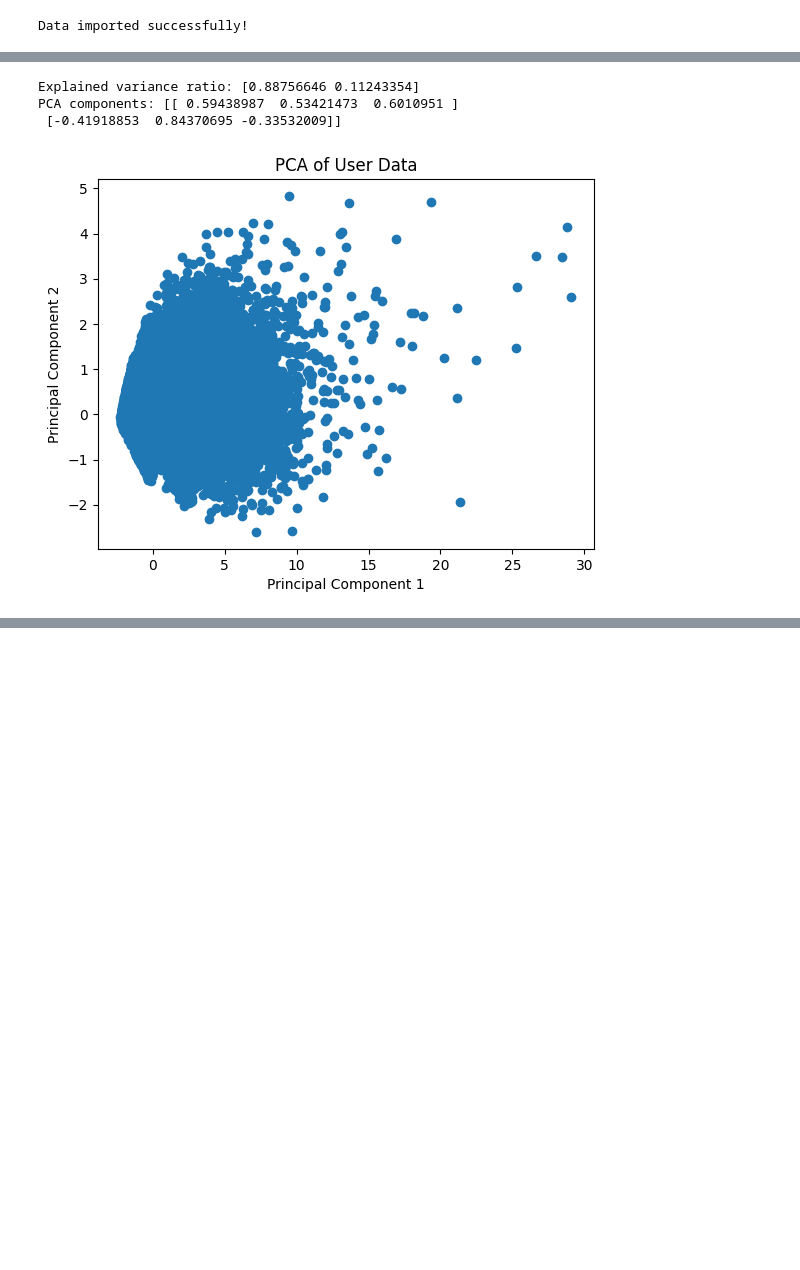
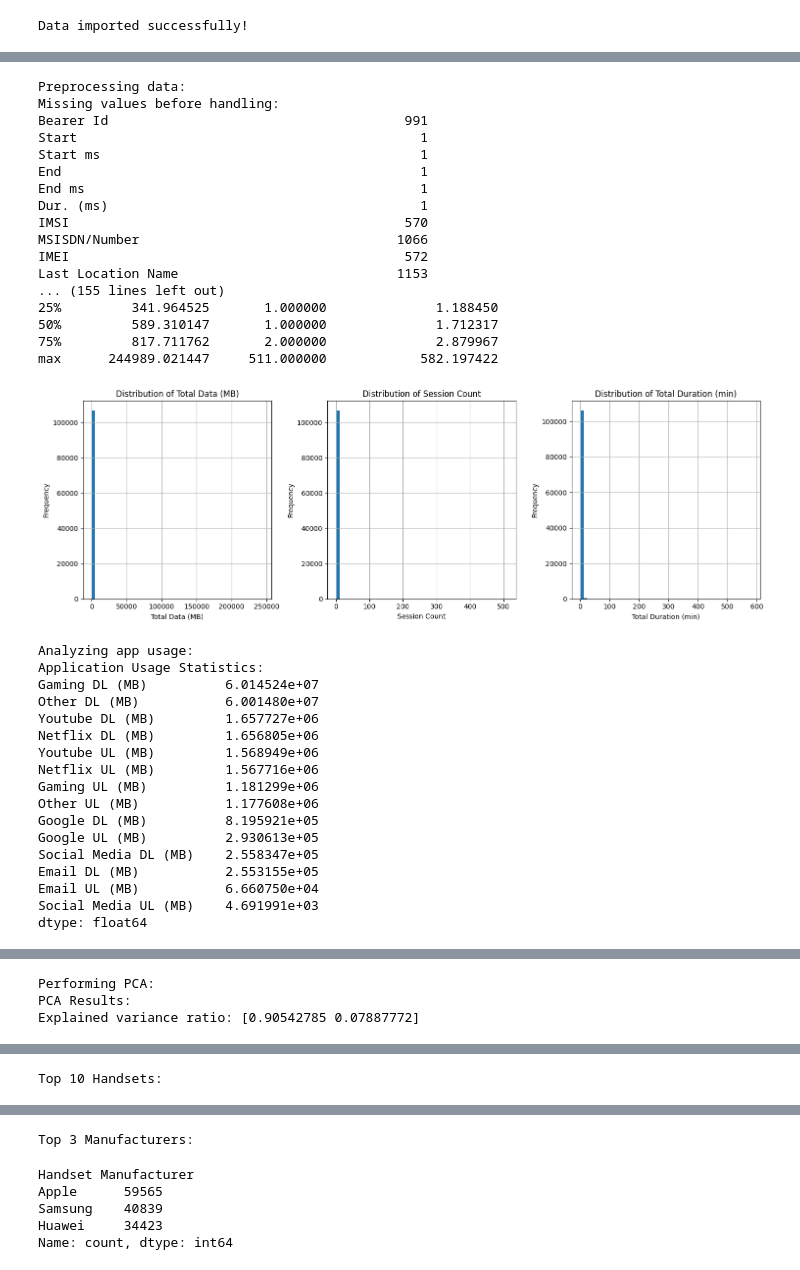
Before and after one commit to Endekalu777/KAIM_week2, a Jupyter notebook: notebooks/User Overview analysis.ipynb, the cells around one changed output, grey strips where cells are left out. Cells and saved outputs as stored; diff of their text form; code cells hidden in the pictures; blank space fills up the shorter version.

```diff
--- a/notebooks/User Overview analysis.ipynb
+++ b/notebooks/User Overview analysis.ipynb
@@ -25,7 +24,7 @@ warnings.filterwarnings(
 # %%
 query = "SELECT * FROM"
 table_name = 'xdr_data'
-df = fetch_data_from_postgres(query, table_name)
+data = fetch_data_from_postgres(query, table_name)
 # %% [output]
 Connection successful!
 Data imported successfully!
@@ -173,8 +31,40 @@ plots.correlation_matrix()
-# %%
-PCA_analysis = PCA_analysis(user_aggregates)
-PCA_analysis.compute_PCA()
-# %% [output]
-Explained variance ratio: [0.88756646 0.11243354]
-PCA components: [[ 0.59438987  0.53421473  0.6010951 ]
- [-0.41918853  0.84370695 -0.33532009]]
-[figure, removed]
+# %%
+analyzer = TelecomDataAnalysis(data)
+# %%
+analyzer.run_analysis()
+# %% [output]
+Preprocessing data:
+Missing values before handling:
+Bearer Id                                      991
+Start                                            1
+Start ms                                         1
+End                                              1
+End ms                                           1
+Dur. (ms)                                        1
+IMSI                                           570
+MSISDN/Number                                 1066
+IMEI                                           572
+Last Location Name                            1153
+... (155 lines left out)
+25%         341.964525       1.000000              1.188450
+50%         589.310147       1.000000              1.712317
+75%         817.711762       2.000000              2.879967
+max      244989.021447     511.000000            582.197422
+[figure, added]
+Analyzing app usage:
+Application Usage Statistics:
+Gaming DL (MB)          6.014524e+07
+Other DL (MB)           6.001480e+07
+Youtube DL (MB)         1.657727e+06
+Netflix DL (MB)         1.656805e+06
+Youtube UL (MB)         1.568949e+06
+Netflix UL (MB)         1.567716e+06
+Gaming UL (MB)          1.181299e+06
+Other UL (MB)           1.177608e+06
+Google DL (MB)          8.195921e+05
+Google UL (MB)          2.930613e+05
+Social Media DL (MB)    2.558347e+05
+Email DL (MB)           2.553155e+05
+Email UL (MB)           6.660750e+04
+Social Media UL (MB)    4.691991e+03
+dtype: float64
@@ -180,0 +72,3 @@ PCA components: [[ 0.59438987  0.53421473  0.6010951 ]
+Performing PCA:
+PCA Results:
+Explained variance ratio: [0.90542785 0.07887772]
@@ -180,0 +76 @@ PCA components: [[ 0.59438987  0.53421473  0.6010951 ]
+Top 10 Handsets:
@@ -180,0 +89,6 @@ PCA components: [[ 0.59438987  0.53421473  0.6010951 ]
+Top 3 Manufacturers:
+Handset Manufacturer
+Apple      59565
+Samsung    40839
+Huawei     34423
+Name: count, dtype: int64
```
Also changed, not shown: parts of 15 cells of this notebook, 1 other file.
